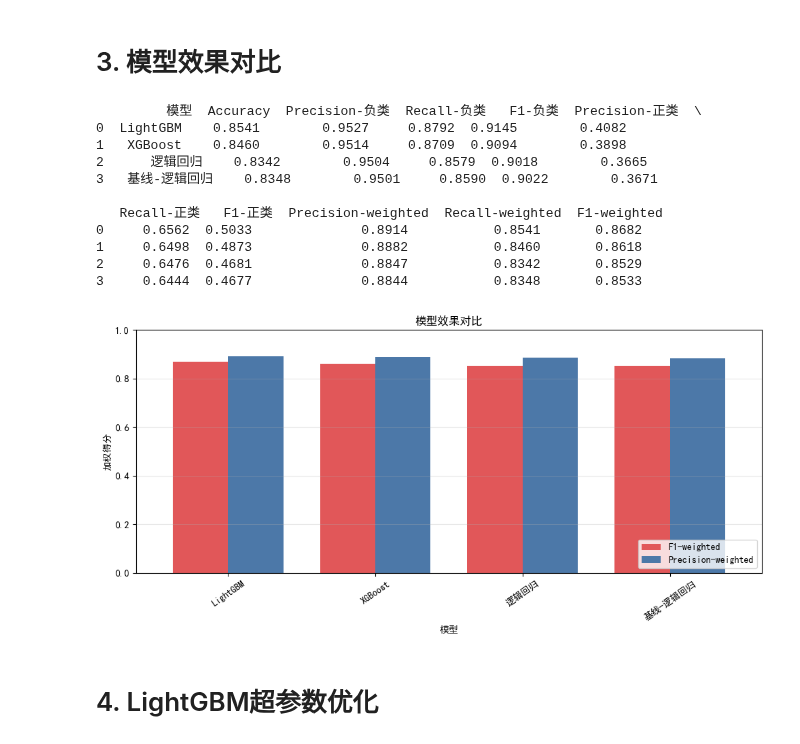
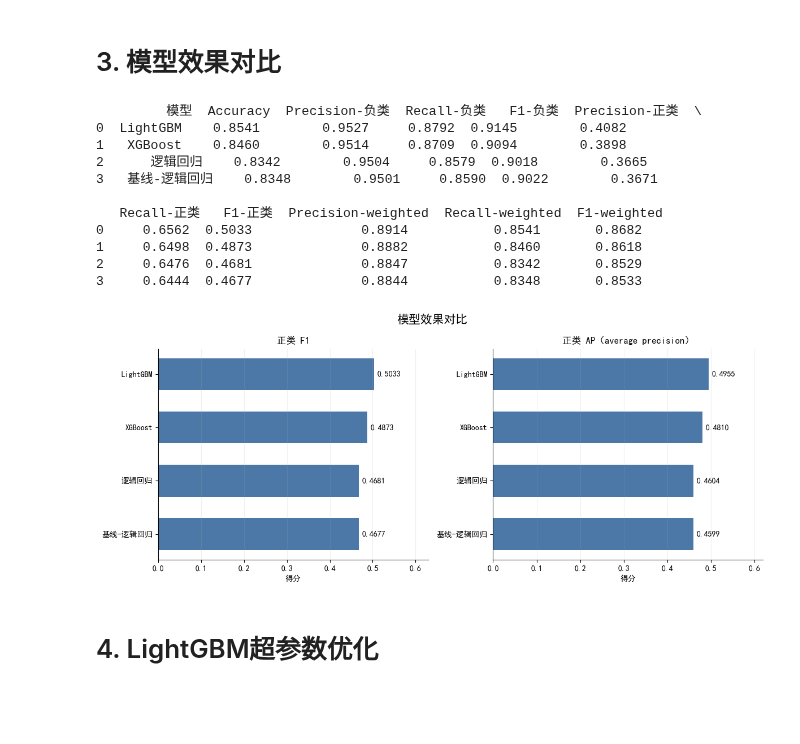
Before and after one commit to byyears/Bank-Marketing-Prediction, a Jupyter notebook: 建模预测.ipynb, the cells around one changed output. Cells and saved outputs as stored; diff of their text form; code cells hidden in the pictures; blank space fills up the shorter version.

```diff
--- a/建模预测.ipynb
+++ b/建模预测.ipynb
@@ -365,49 +365,45 @@ comparison_df = (
 
 comparison_columns = [
     '模型',
     'Accuracy',
     'Precision-负类',
     'Recall-负类',
     'F1-负类',
     'Precision-正类',
     'Recall-正类',
     'F1-正类',
     'Precision-weighted',
     'Recall-weighted',
     'F1-weighted'
 ]
 print(comparison_df[comparison_columns].round(4))
 
-focus_metrics = ['F1-weighted', 'Precision-weighted']
-comparison_df.set_index('模型')[focus_metrics].plot(
-    kind='bar',
-    figsize=(10, 5),
-    ylim=(0, 1),
-    rot=35,
-    width=0.75,
-    color=['#E15759', '#4C78A8']
-)
-
-plt.title('模型效果对比')
-plt.ylabel('加权得分')
-plt.xlabel('模型')
-plt.legend(loc='lower right')
-plt.grid(axis='y', alpha=0.3)
+# 重点展示认购正类的识别与排序效果
+fig, axes = plt.subplots(1, 2, figsize=(12, 5))
+for ax, metric, title in zip(axes, ['F1-正类', 'PR-AUC-正类'],
+                             ['正类 F1', '正类 AP（average precision）']):
+    scores = comparison_df.sort_values(metric)
+    bars = ax.barh(scores['模型'], scores[metric], color='#4C78A8', height=0.6)
+    ax.bar_label(bars, fmt='%.4f', padding=4)
+    ax.set(title=title, xlabel='得分', xlim=(0, scores[metric].max() * 1.25))
+    ax.grid(axis='x', alpha=0.2)
+    ax.spines[['top', 'right']].set_visible(False)
+fig.suptitle('模型效果对比', fontsize=15, fontweight='bold')
 plt.tight_layout()
 plt.show()
 # %% [output]
          模型  Accuracy  Precision-负类  Recall-负类   F1-负类  Precision-正类  \
 0  LightGBM    0.8541        0.9527     0.8792  0.9145        0.4082
 1   XGBoost    0.8460        0.9514     0.8709  0.9094        0.3898
 2      逻辑回归    0.8342        0.9504     0.8579  0.9018        0.3665
 3   基线-逻辑回归    0.8348        0.9501     0.8590  0.9022        0.3671
 
    Recall-正类   F1-正类  Precision-weighted  Recall-weighted  F1-weighted
 0     0.6562  0.5033              0.8914           0.8541       0.8682
 1     0.6498  0.4873              0.8882           0.8460       0.8618
 2     0.6476  0.4681              0.8847           0.8342       0.8529
 3     0.6444  0.4677              0.8844           0.8348       0.8533
-[figure, old version]
+[figure, new version]
 # %% [markdown]
 # 4. LightGBM超参数优化
 # %%
```
Also changed, not shown: 3 other files.
